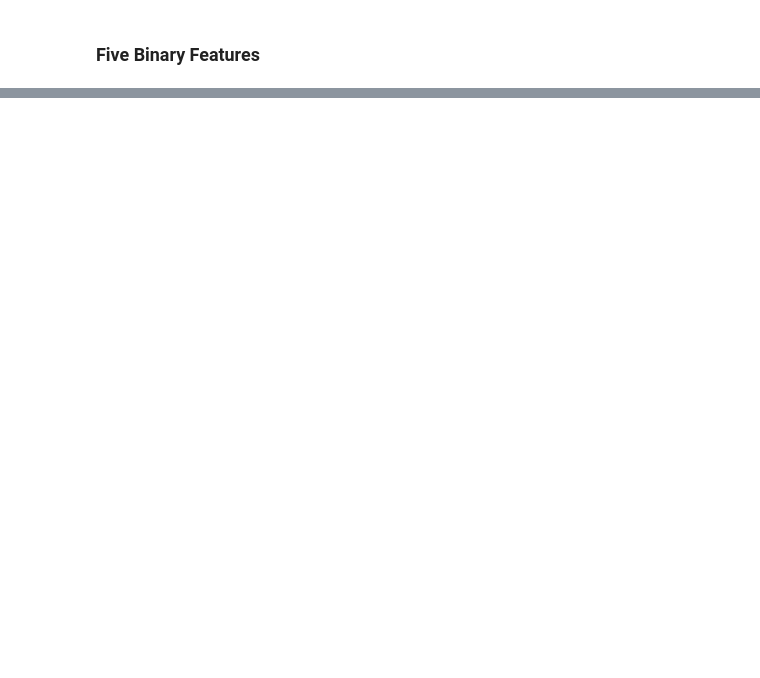
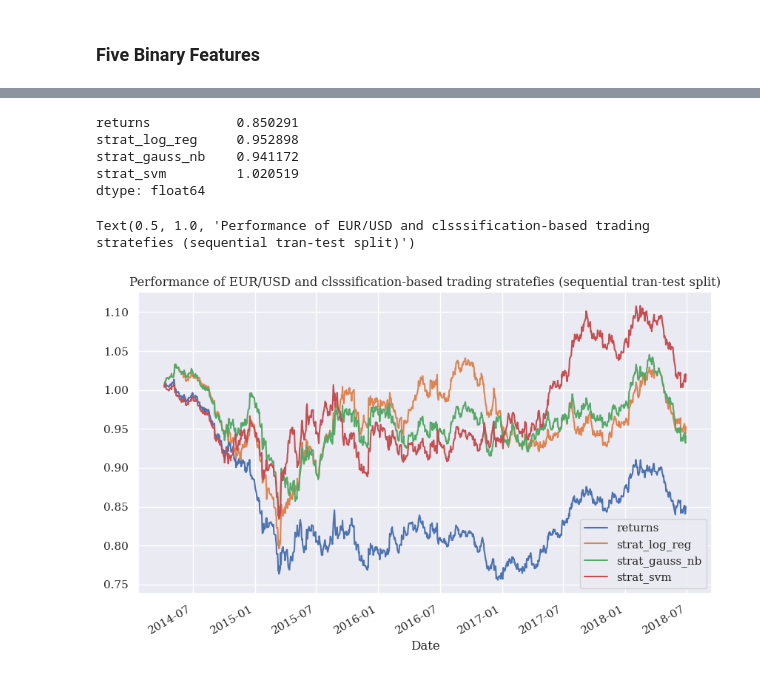
Before and after one commit to ahn283/finance, a Jupyter notebook: python_for_finance/trading_strategy.ipynb, the cells around one changed output, grey strips where cells are left out. Cells and saved outputs as stored; diff of their text form; code cells hidden in the pictures; blank space fills up the shorter version.

```diff
--- a/python_for_finance/trading_strategy.ipynb
+++ b/python_for_finance/trading_strategy.ipynb
@@ -621,0 +733,4 @@ Text(0.5, 1.0, 'Performance of EUR/USD and classification-based trading strategi
+# %%
+split = int(len(data) * 0.5)
+
+train = data.iloc[:split].copy()        # trains all classification algorithms on the training data
@@ -621,0 +739,2 @@ Text(0.5, 1.0, 'Performance of EUR/USD and classification-based trading strategi
+# %%
+test = data.iloc[split:].copy()         # tests all classification algorithms on the test data
@@ -621,0 +745,14 @@ Text(0.5, 1.0, 'Performance of EUR/USD and classification-based trading strategi
+# %%
+test[sel].sum().apply(np.exp)
+# %% [output]
+returns           0.850291
+strat_log_reg     0.952898
+strat_gauss_nb    0.941172
+strat_svm         1.020519
+dtype: float64
+# %%
+test[sel].cumsum().apply(np.exp).plot(figsize=(10, 6))
+plt.title('Performance of EUR/USD and clsssification-based trading stratefies (sequential tran-test split)')
+# %% [output]
+Text(0.5, 1.0, 'Performance of EUR/USD and clsssification-based trading stratefies (sequential tran-test split)')
+[figure, added]
```
Also changed, not shown: parts of 82 cells of this notebook, 4 other files.
